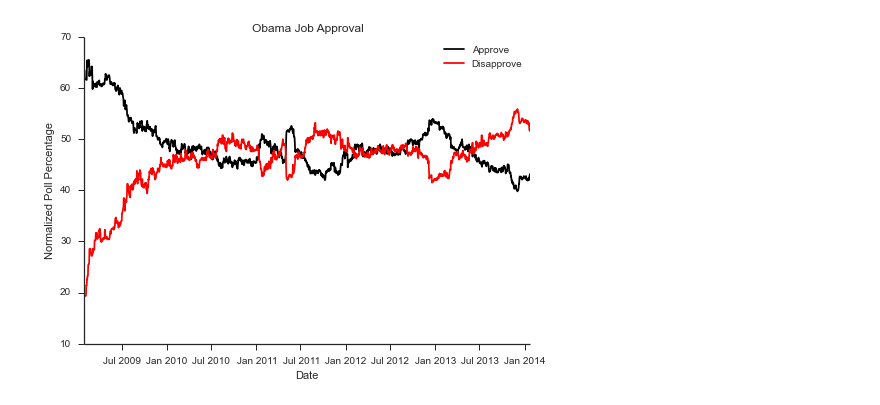
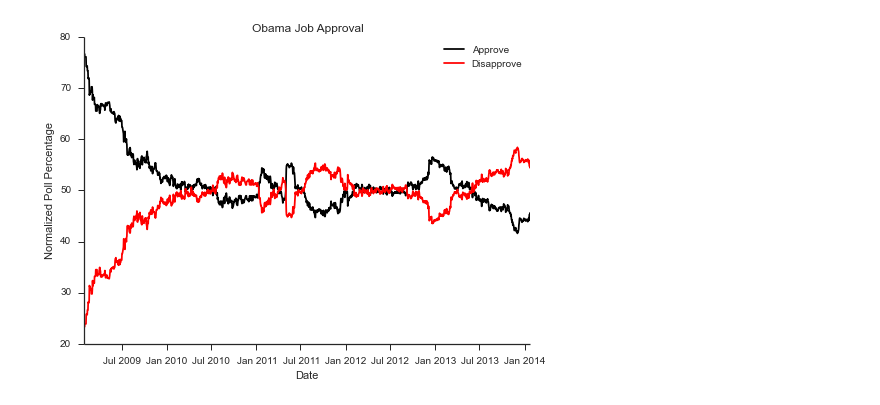
Before and after one commit to jacksongs/pelican, a Jupyter notebook: content/notebooks/HW1forweb.ipynb, the cells around one changed output. Drawn from its saved outputs; the diff is of its cells as text; code cells hidden in the pictures.

```diff
--- a/content/notebooks/HW1forweb.ipynb
+++ b/content/notebooks/HW1forweb.ipynb
@@ -35,14 +35,18 @@ def rcp_poll_data(xml):
     dom = web.Element(xml)
     series = dom.by_tag('series')
     graphs = dom.by_tag('graph')
-    result = pd.DataFrame({'date':pd.to_datetime([s.content for s in series[0]]),
-        'Approve':[None if g.content is u'' else float(g.content) for g in graphs[0]],
-        'Disapprove':[None if g.content is u'' else float(g.content) for g in graphs[1]]})
+    dates = series[0]
+    results = {}
+    for g in graphs:
+        name = g.attributes[u'title']
+        results[name] = [np.nan if t.content is u'' else float(t.content) for t in g]
+    result = pd.DataFrame(results)
+    result['date'] = pd.to_datetime([d.content for d in dates])
     result = result.sort('date')
     return result
 
-# This function plot the poll data.
-# This was written by Chris Beaumont with some modifications by me to get the dates to display correctly.
+# This functions plot the poll data.
+# It was written by Chris Beaumont with some modifications by me to get the dates to display correctly.
 
 def poll_plot(poll_id):
 
@@ -53,36 +57,43 @@ def poll_plot(poll_id):
     #remove characters like apostrophes
     data = data.rename(columns = {c: _strip(c) for c in data.columns})
 
+    #normalize poll numbers so they add to 100%
+    norm = data[colors.keys()].sum(axis=1) / 100
+    for c in colors.keys():
+        data[c] /= norm
+
     fig, ax = plt.subplots()
     for label, color in colors.items():
         ax.plot(data.date.astype(DT.datetime), data[label], color=color, label=label)
     plt.legend(loc='best')
     plt.xlabel("Date")
-    plt.title("Obama Job Approval")
-    plt.ylabel("Normalized Poll Percentage")
+
 
 # And here are some extra functions provided by Chris that will be used in functions below.
 
 # This function removes non-letter characters from a word.
 def _strip(s):
     return re.sub(r'[\W_]+', '', s)
 
 # Given an XML document like the link above, this returns a python dictionary that maps a graph title to a graph color.
 def plot_colors(xml):
     dom = web.Element(xml)
     result = {}
     for graph in dom.by_tag('graph'):
         title = _strip(graph.attributes['title'])
         result[title] = graph.attributes['color']
     return result
 
 # So, put these together and you have Obama's approval rating over time.
 poll_plot(1044)
+plt.title("Obama Job Approval")
+plt.ylabel("Normalized Poll Percentage")
+
 
 # Oh and I like to use seaborn - see http://stanford.edu/~mwaskom/software/seaborn/
 # It makes clean graphics with solid defaults.
 import seaborn as sns
 sns.set_style('ticks')
 sns.despine()
 # %% [output]
-[figure, old version]
+[figure, new version]
```
Also changed, not shown: parts of 9 cells of this notebook, 1 other file.
